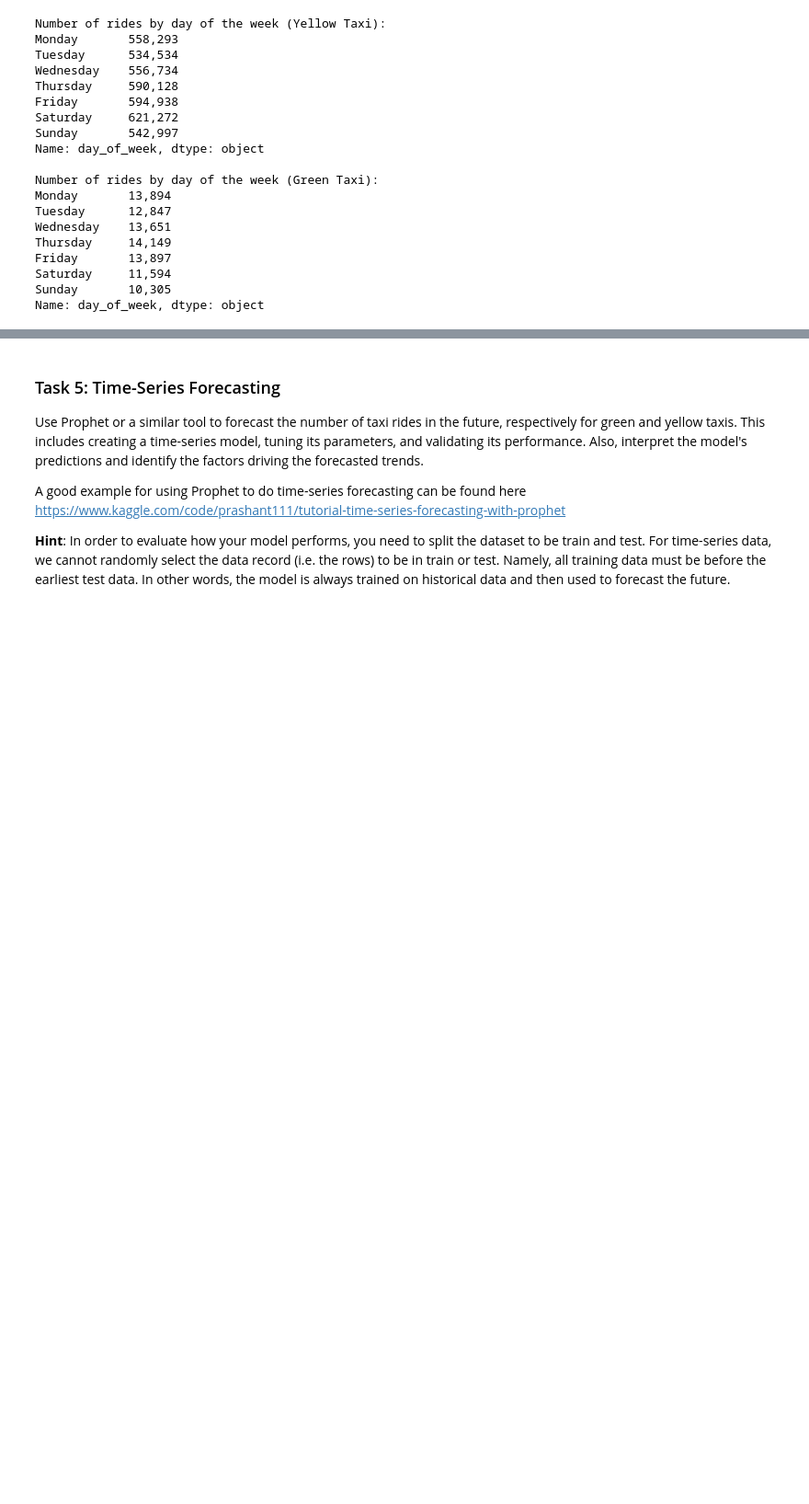
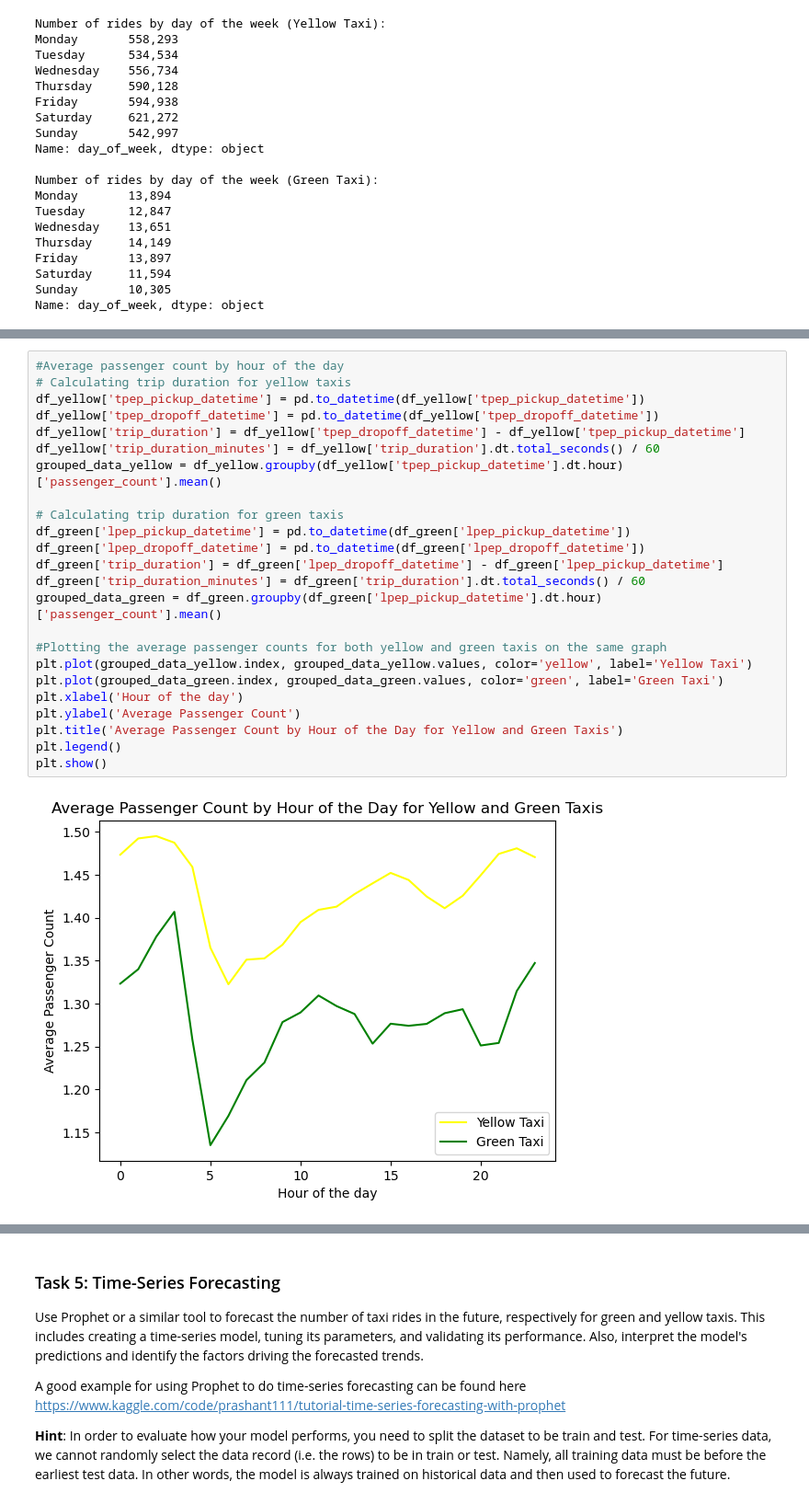
Before and after one commit to fred248h/62444-DVA, a Jupyter notebook: 4.ipynb, the cells around one changed output, grey strips where cells are left out. Shown at 92% size. Saved outputs shown, nothing was run; the diff lists cells and outputs as text; blank space fills up the shorter version.

```diff
--- a/4.ipynb
+++ b/4.ipynb
@@ -677,0 +729,26 @@ FLERE MÅNEDER HER VILLE HAVE VÆRET BEDRE, især når vi også laver forecast,
+# %%
+#Average passenger count by hour of the day
+# Calculating trip duration for yellow taxis
+df_yellow['tpep_pickup_datetime'] = pd.to_datetime(df_yellow['tpep_pickup_datetime'])
+df_yellow['tpep_dropoff_datetime'] = pd.to_datetime(df_yellow['tpep_dropoff_datetime'])
+df_yellow['trip_duration'] = df_yellow['tpep_dropoff_datetime'] - df_yellow['tpep_pickup_datetime']
+df_yellow['trip_duration_minutes'] = df_yellow['trip_duration'].dt.total_seconds() / 60
+grouped_data_yellow = df_yellow.groupby(df_yellow['tpep_pickup_datetime'].dt.hour)['passenger_count'].mean()
+
+# Calculating trip duration for green taxis
+df_green['lpep_pickup_datetime'] = pd.to_datetime(df_green['lpep_pickup_datetime'])
+df_green['lpep_dropoff_datetime'] = pd.to_datetime(df_green['lpep_dropoff_datetime'])
+df_green['trip_duration'] = df_green['lpep_dropoff_datetime'] - df_green['lpep_pickup_datetime']
+df_green['trip_duration_minutes'] = df_green['trip_duration'].dt.total_seconds() / 60
+grouped_data_green = df_green.groupby(df_green['lpep_pickup_datetime'].dt.hour)['passenger_count'].mean()
+
+#Plotting the average passenger counts for both yellow and green taxis on the same graph
+plt.plot(grouped_data_yellow.index, grouped_data_yellow.values, color='yellow', label='Yellow Taxi')
+plt.plot(grouped_data_green.index, grouped_data_green.values, color='green', label='Green Taxi')
+plt.xlabel('Hour of the day')
+plt.ylabel('Average Passenger Count')
+plt.title('Average Passenger Count by Hour of the Day for Yellow and Green Taxis')
+plt.legend()
+plt.show()
+# %% [output]
+[figure, added]
```
Also changed, not shown: parts of 19 cells of this notebook.
